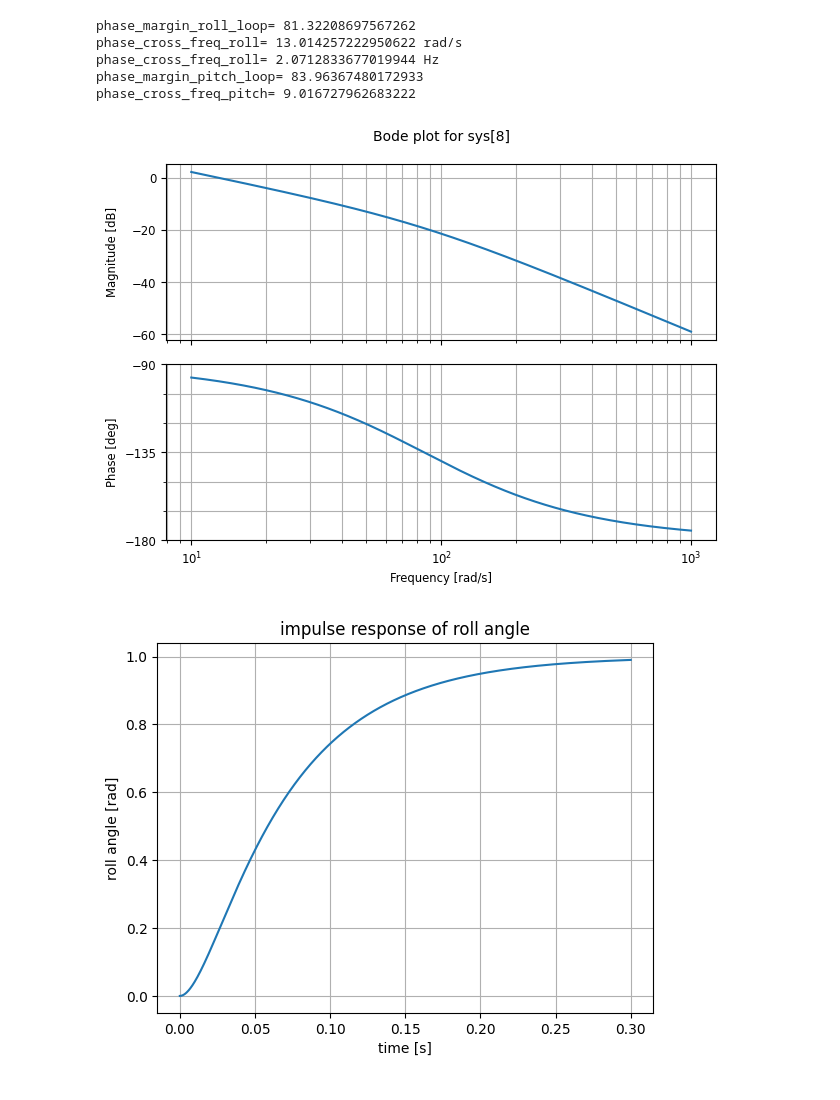
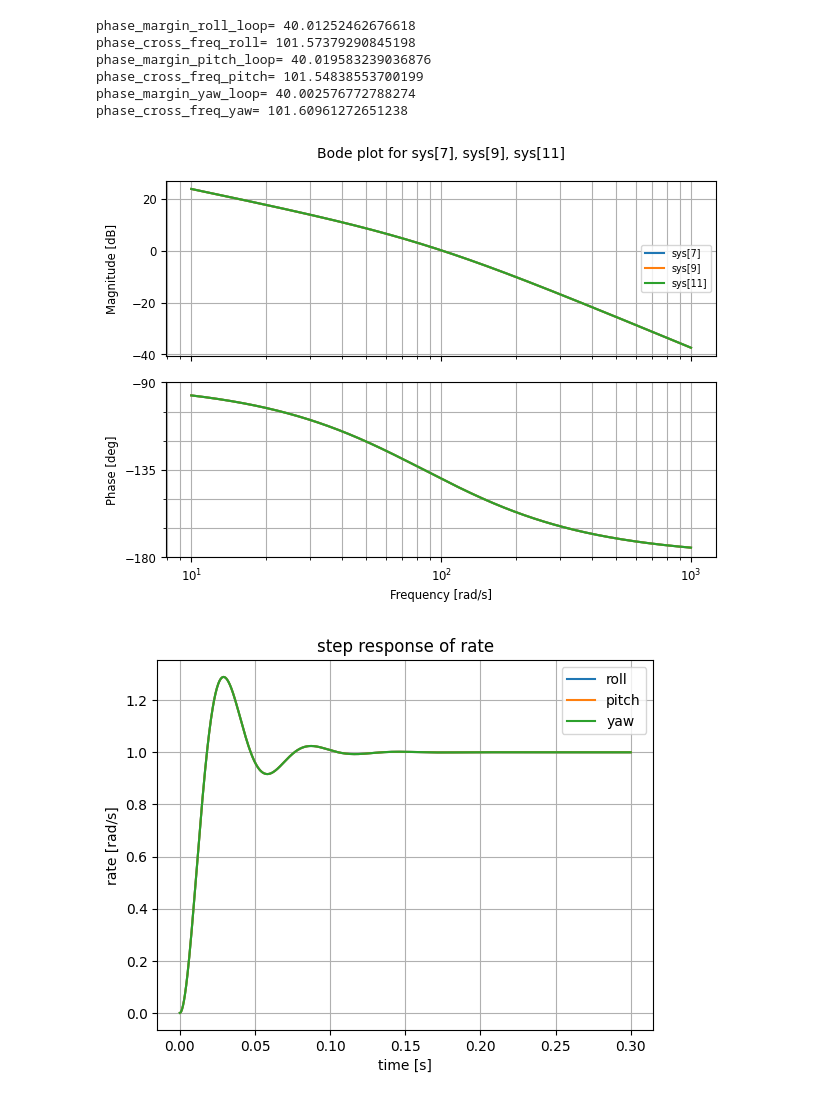
Before and after one commit to kouhei1970/colab_test, a Jupyter notebook: loopshape.ipynb, the cells around one changed output. Cells and saved outputs as stored; diff of their text form; code cells hidden in the pictures.

```diff
--- a/loopshape.ipynb
+++ b/loopshape.ipynb
@@ -61,19 +61,21 @@ pitch_gain= 151.11667712081575
 # %%
 sys_roll = ctrl.tf([roll_gain], [motor_time_constant, 1, 0])
 sys_pitch = ctrl.tf([pitch_gain], [motor_time_constant, 1, 0])
-#sys_yaw = ctrl.tf([yaw_gain], [motor_time_constant, 1, 0])
+sys_yaw = ctrl.tf([yaw_gain], [motor_time_constant, 1, 0])
 
 #margin
 gain_margin_roll, phase_margin_roll, _, _ = ctrl.margin(sys_roll)
 gain_margin_pitch, phase_margin_pitch, _, _ = ctrl.margin(sys_pitch)
+gain_margin_yaw, phase_margin_yaw, _, _ = ctrl.margin(sys_yaw)
 
 print("sys_roll=", sys_roll)
 print("sys_pitch=", sys_pitch)
+print("sys_yaw=", sys_yaw)
 
-print("gain_margin_roll=", gain_margin_roll)
+print("\n#Margin")
 print("phase_margin_roll=", phase_margin_roll)
-print("gain_margin_pitch=", gain_margin_pitch)
 print("phase_margin_pitch=", phase_margin_pitch)
+print("phase_margin_yaw=", phase_margin_yaw)
 # %% [output]
 sys_roll= <TransferFunction>: sys[0]
 Inputs (1): ['u[0]']
@@ -102,37 +103,49 @@ plt.show()
 # %%
-Kp_roll =  0.06
-Kp_pitch = 0.06
+Kp_roll =  0.72
+Kp_pitch = 1.045
+Kp_yaw = 5.37
 sys_roll_loop = Kp_roll * sys_roll
 sys_pitch_loop = Kp_pitch * sys_pitch
+sys_yaw_loop = Kp_yaw * sys_yaw
 gain_margin_roll_loop, phase_margin_roll_loop, gain_cross_freq_roll, phase_cross_freq_roll = ctrl.margin(sys_roll_loop)
 gain_margin_pitch_loop, phase_margin_pitch_loop, gain_cross_freq_pitch, phase_cross_freq_pitch = ctrl.margin(sys_pitch_loop)
+gain_margin_yaw_loop, phase_margin_yaw_loop, gain_cross_freq_yaw, phase_cross_freq_yaw = ctrl.margin(sys_yaw_loop)
+
 print("phase_margin_roll_loop=", phase_margin_roll_loop)
-#print("gain_cross_freq_roll=", gain_cross_freq_roll)
-print("phase_cross_freq_roll=", phase_cross_freq_roll,"rad/s")
-print("phase_cross_freq_roll=", phase_cross_freq_roll/2/np.pi,"Hz")
+print("phase_cross_freq_roll=", phase_cross_freq_roll)
 print("phase_margin_pitch_loop=", phase_margin_pitch_loop)
-#print("gain_cross_freq_pitch=", gain_cross_freq_pitch)
 print("phase_cross_freq_pitch=", phase_cross_freq_pitch)
+print("phase_margin_yaw_loop=", phase_margin_yaw_loop)
+print("phase_cross_freq_yaw=", phase_cross_freq_yaw)
 # %% [output]
-phase_margin_roll_loop= 81.32208697567262
-phase_cross_freq_roll= 13.014257222950622 rad/s
-phase_cross_freq_roll= 2.0712833677019944 Hz
-phase_margin_pitch_loop= 83.96367480172933
-phase_cross_freq_pitch= 9.016727962683222
+phase_margin_roll_loop= 40.01252462676618
+phase_cross_freq_roll= 101.57379290845198
+phase_margin_pitch_loop= 40.019583239036876
+phase_cross_freq_pitch= 101.54838553700199
+phase_margin_yaw_loop= 40.002576772788274
+phase_cross_freq_yaw= 101.60961272651238
 # %%
-ctrl.bode(sys_roll_loop, dB=True)
+ctrl.bode([sys_roll_loop, sys_pitch_loop,sys_yaw_loop], dB=True)
 plt.show()
 # %% [output]
-[figure, old version]
+[figure, new version]
 # %%
 sys_roll_close = ctrl.feedback(sys_roll_loop, 1)
-t = np.linspace(0, 0.3, 1000)
-t, y = ctrl.step_response(sys_roll_close, t)
-plt.plot(t, y)
+sys_pitch_close = ctrl.feedback(sys_pitch_loop, 1)
+sys_yaw_close = ctrl.feedback(sys_yaw_loop, 1)
+t0 = np.linspace(0, 0.3, 1000)
+t1, y1 = ctrl.step_response(sys_roll_close, t0)
+t2, y2 = ctrl.step_response(sys_pitch_close, t0)
+t3, y3 = ctrl.step_response(sys_pitch_close, t0)
+
+plt.plot(t1, y1)
+plt.plot(t2, y2)
+plt.plot(t3, y3)
 plt.grid()
-plt.title("impulse response of roll angle")
+plt.title("step response of rate")
 plt.xlabel("time [s]")
-plt.ylabel("roll angle [rad]")
+plt.ylabel("rate [rad/s]")
+plt.legend(["roll", "pitch", "yaw"])
 plt.show()
 # %% [output]
-[figure, old version]
+[figure, new version]
```
Also changed, not shown: parts of 10 cells of this notebook.
